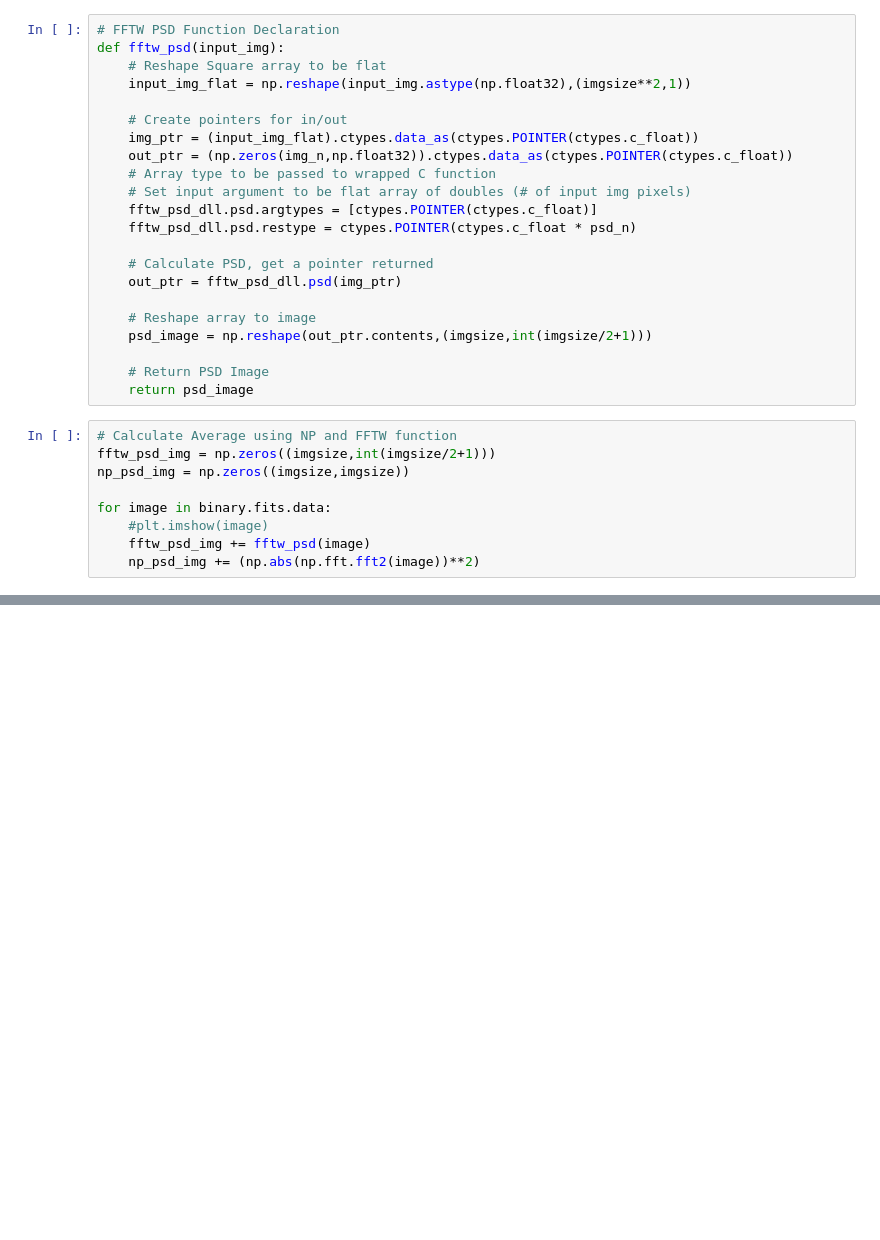
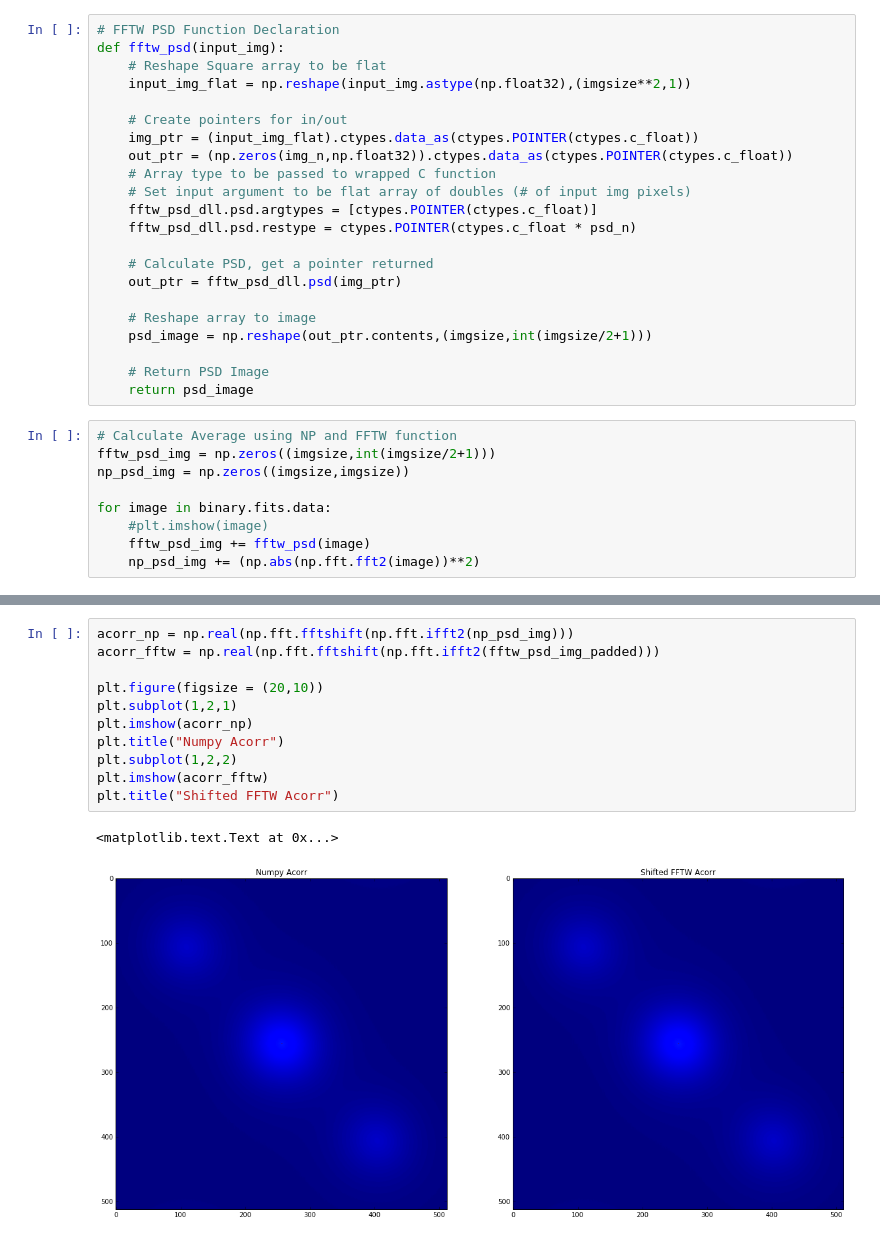
Before and after one commit to nsmidth/CPSLO-Speckle-Reduction, a Jupyter notebook: dev/16-4-27 fftw_psd.ipynb, the cells around one changed output, grey strips where cells are left out. Saved outputs shown, nothing was run; the diff lists cells and outputs as text; blank space fills up the shorter version.

```diff
--- a/dev/16-4-27 fftw_psd.ipynb
+++ b/dev/16-4-27 fftw_psd.ipynb
@@ -85,0 +178,14 @@ print(yy)
+# %%
+acorr_np = np.real(np.fft.fftshift(np.fft.ifft2(np_psd_img)))
+acorr_fftw = np.real(np.fft.fftshift(np.fft.ifft2(fftw_psd_img_padded)))
+
+plt.figure(figsize = (20,10))
+plt.subplot(1,2,1)
+plt.imshow(acorr_np)
+plt.title("Numpy Acorr")
+plt.subplot(1,2,2)
+plt.imshow(acorr_fftw)
+plt.title("Shifted FFTW Acorr")
+# %% [output]
+<matplotlib.text.Text at 0x...>
+[figure, added]
```
Also changed, not shown: parts of 10 cells of this notebook.
